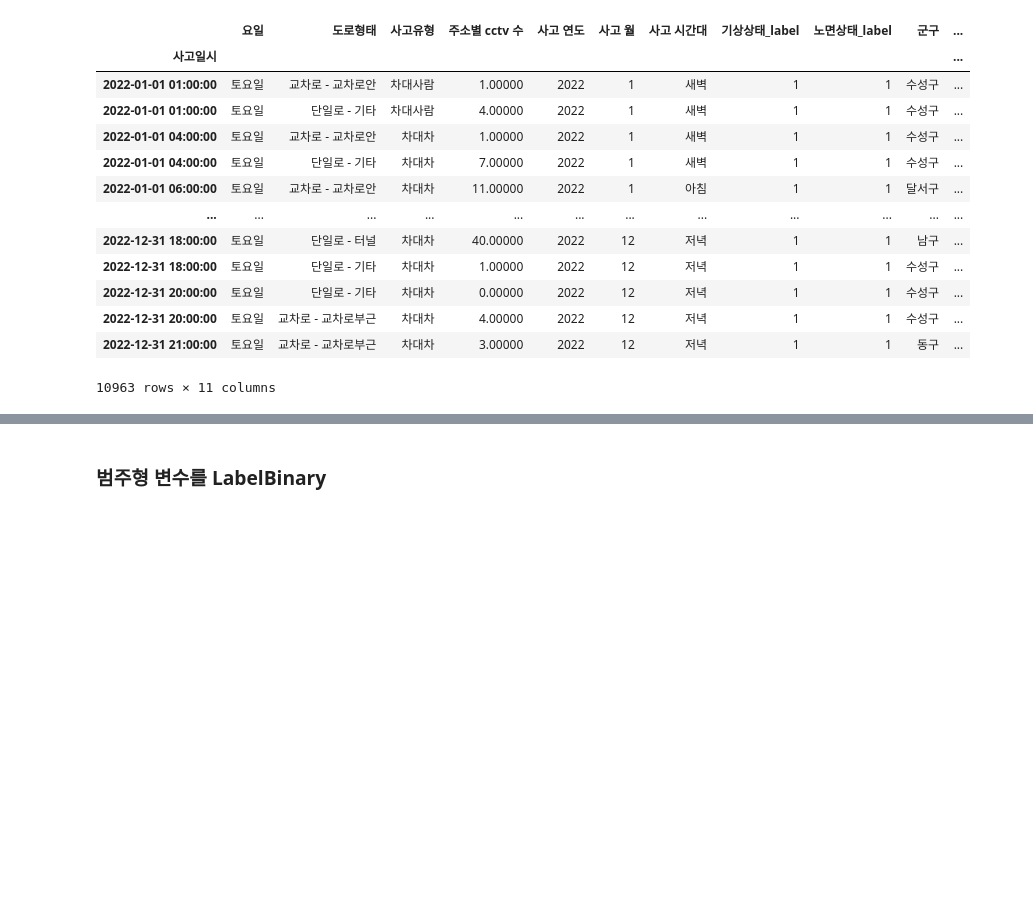
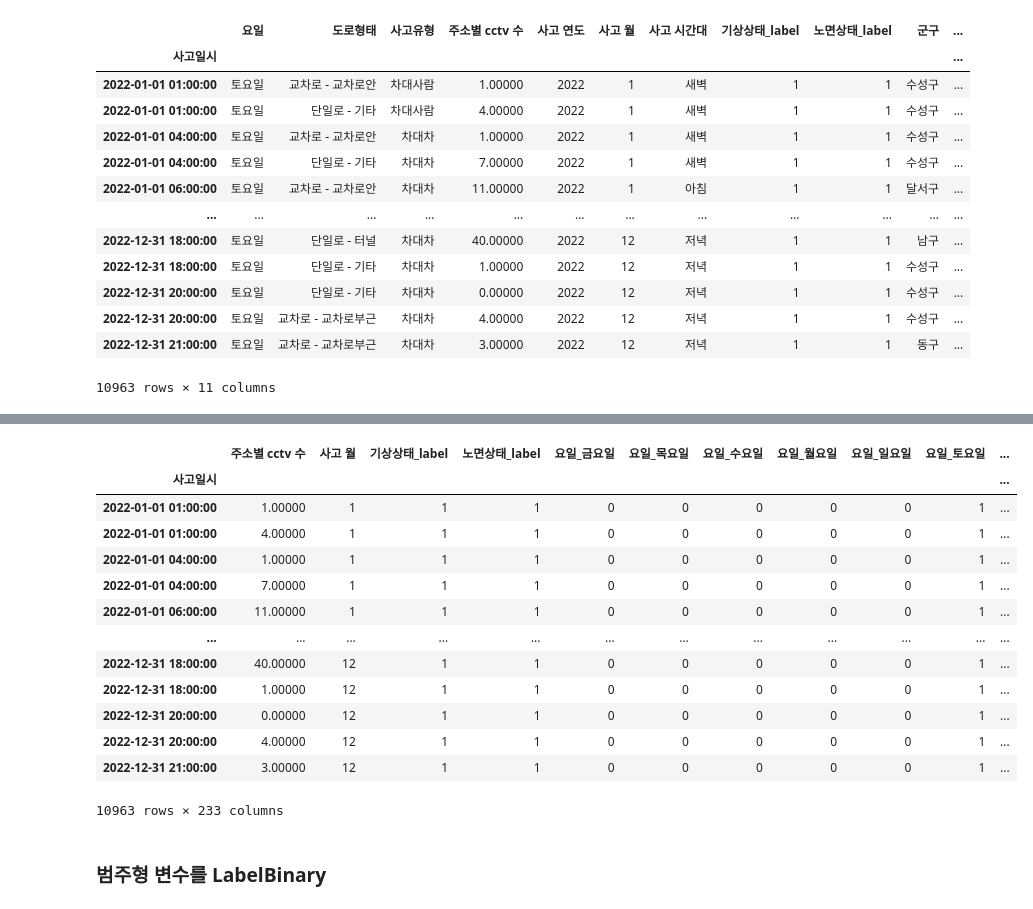
Before and after one commit to nyeokinyeoki/dacon_accident, a Jupyter notebook: accident2.ipynb, the cells around one changed output, grey strips where cells are left out. Drawn from its saved outputs; the diff is of its cells as text; code cells hidden in the pictures; blank space fills up the shorter version.

```diff
--- a/accident2.ipynb
+++ b/accident2.ipynb
@@ -1298,3 +1335,22 @@ test
+# %%
+test = pd.read_csv("./test2_nyeoki.csv", index_col="사고일시")
+
+test
+# %% [output]
+|  | 주소별 cctv 수 | 사고 월 | 기상상태_label | 노면상태_label | 요일_금요일 | 요일_목요일 | 요일_수요일 | 요일_월요일 | 요일_일요일 | 요일_토요일 | ... |
+| 사고일시 |  |  |  |  |  |  |  |  |  |  | ... |
+| 2022-01-01 01:00:00 | 1.00000 | 1 | 1 | 1 | 0 | 0 | 0 | 0 | 0 | 1 | ... |
+| 2022-01-01 01:00:00 | 4.00000 | 1 | 1 | 1 | 0 | 0 | 0 | 0 | 0 | 1 | ... |
+| 2022-01-01 04:00:00 | 1.00000 | 1 | 1 | 1 | 0 | 0 | 0 | 0 | 0 | 1 | ... |
+| 2022-01-01 04:00:00 | 7.00000 | 1 | 1 | 1 | 0 | 0 | 0 | 0 | 0 | 1 | ... |
+| 2022-01-01 06:00:00 | 11.00000 | 1 | 1 | 1 | 0 | 0 | 0 | 0 | 0 | 1 | ... |
+| ... | ... | ... | ... | ... | ... | ... | ... | ... | ... | ... | ... |
+| 2022-12-31 18:00:00 | 40.00000 | 12 | 1 | 1 | 0 | 0 | 0 | 0 | 0 | 1 | ... |
+| 2022-12-31 18:00:00 | 1.00000 | 12 | 1 | 1 | 0 | 0 | 0 | 0 | 0 | 1 | ... |
+| 2022-12-31 20:00:00 | 0.00000 | 12 | 1 | 1 | 0 | 0 | 0 | 0 | 0 | 1 | ... |
+| 2022-12-31 20:00:00 | 4.00000 | 12 | 1 | 1 | 0 | 0 | 0 | 0 | 0 | 1 | ... |
+| 2022-12-31 21:00:00 | 3.00000 | 12 | 1 | 1 | 0 | 0 | 0 | 0 | 0 | 1 | ... |
+10963 rows × 233 columns
 # %% [markdown]
 ### 범주형 변수를 LabelBinary
 # %%
```
Also changed, not shown: parts of 9 cells of this notebook.
